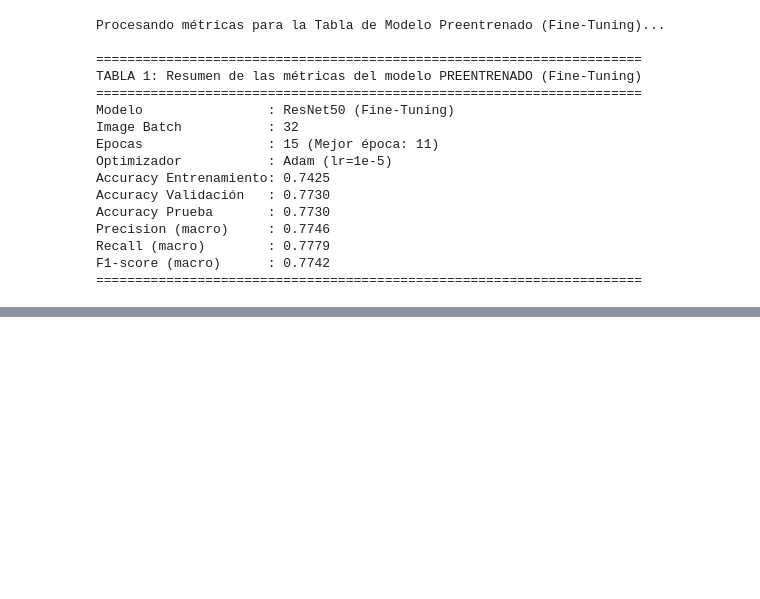
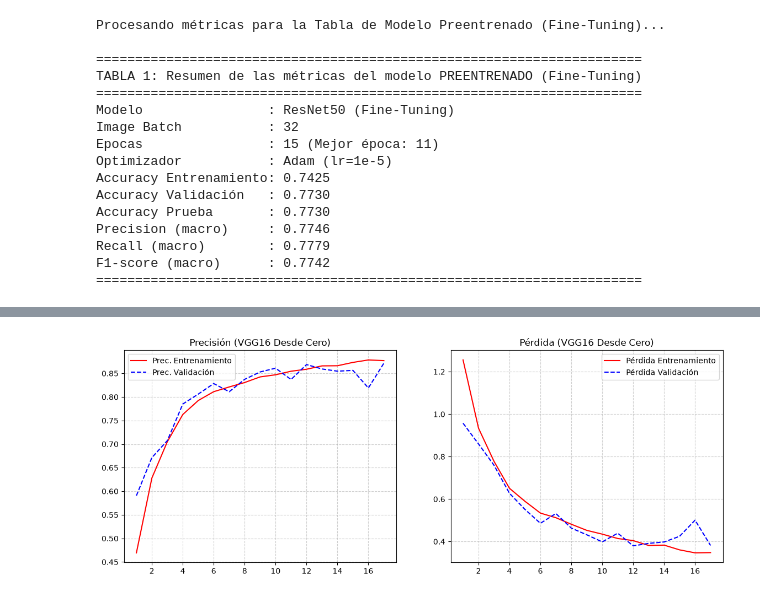
Before and after one commit to CristianOlivera1/training-intel-image, a Jupyter notebook: script.ipynb, the cells around one changed output, grey strips where cells are left out. Cells and saved outputs as stored; diff of their text form; code cells hidden in the pictures; blank space fills up the shorter version.

```diff
--- a/script.ipynb
+++ b/script.ipynb
@@ -1142,0 +764,29 @@ F1-score (macro)      : 0.7742
+# %%
+# Extraer datos
+acc = history_vgg_scratch.history['accuracy']
+val_acc = history_vgg_scratch.history['val_accuracy']
+loss = history_vgg_scratch.history['loss']
+val_loss = history_vgg_scratch.history['val_loss']
+epochs_range = range(1, len(acc) + 1)
+
+plt.figure(figsize=(14, 5))
+
+# Precisión
+plt.subplot(1, 2, 1)
+plt.plot(epochs_range, acc, 'r-', label='Prec. Entrenamiento')
+plt.plot(epochs_range, val_acc, 'b--', label='Prec. Validación')
+plt.title('Precisión (VGG16 Desde Cero)')
+plt.legend()
+plt.grid(True, linestyle='--', alpha=0.6)
+
+# Pérdida
+plt.subplot(1, 2, 2)
+plt.plot(epochs_range, loss, 'r-', label='Pérdida Entrenamiento')
+plt.plot(epochs_range, val_loss, 'b--', label='Pérdida Validación')
+plt.title('Pérdida (VGG16 Desde Cero)')
+plt.legend()
+plt.grid(True, linestyle='--', alpha=0.6)
+
+plt.show()
+# %% [output]
+[figure, added]
```
Also changed, not shown: parts of 61 cells of this notebook, 1 other file.
